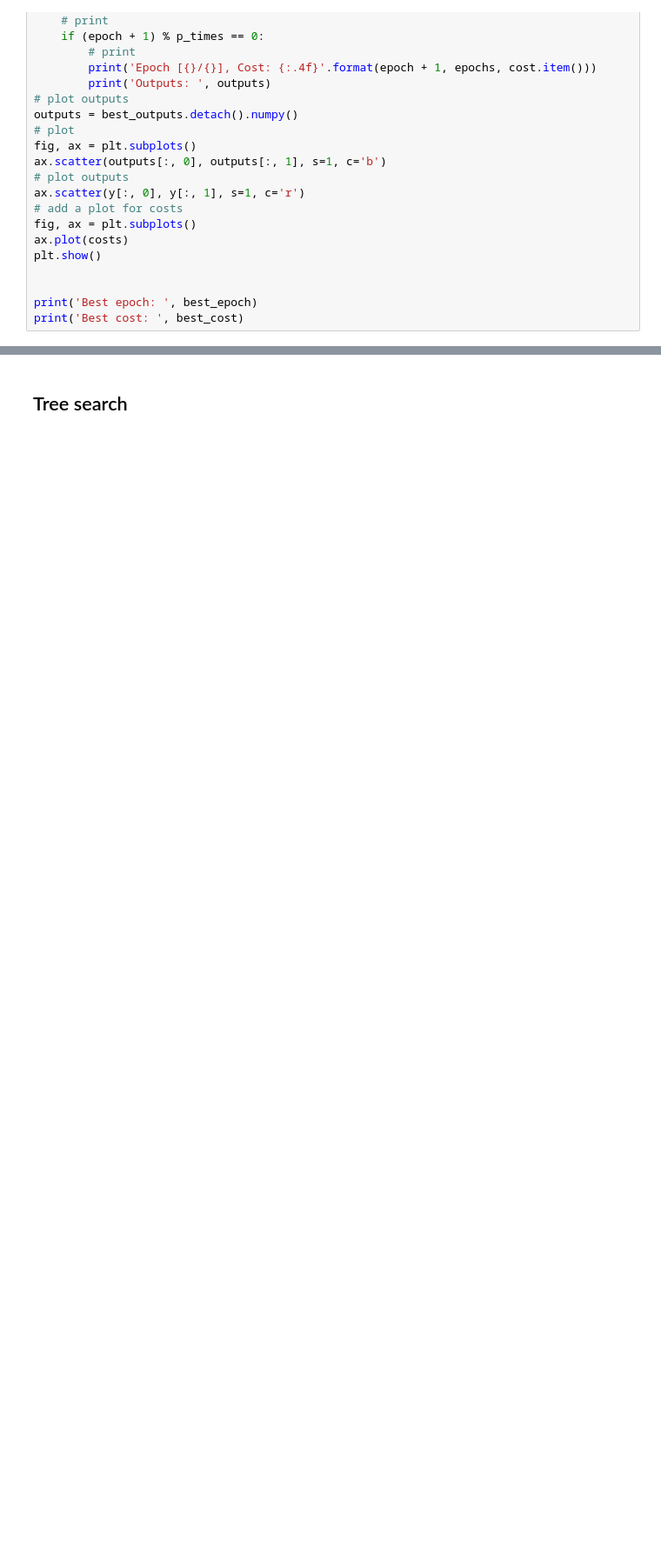
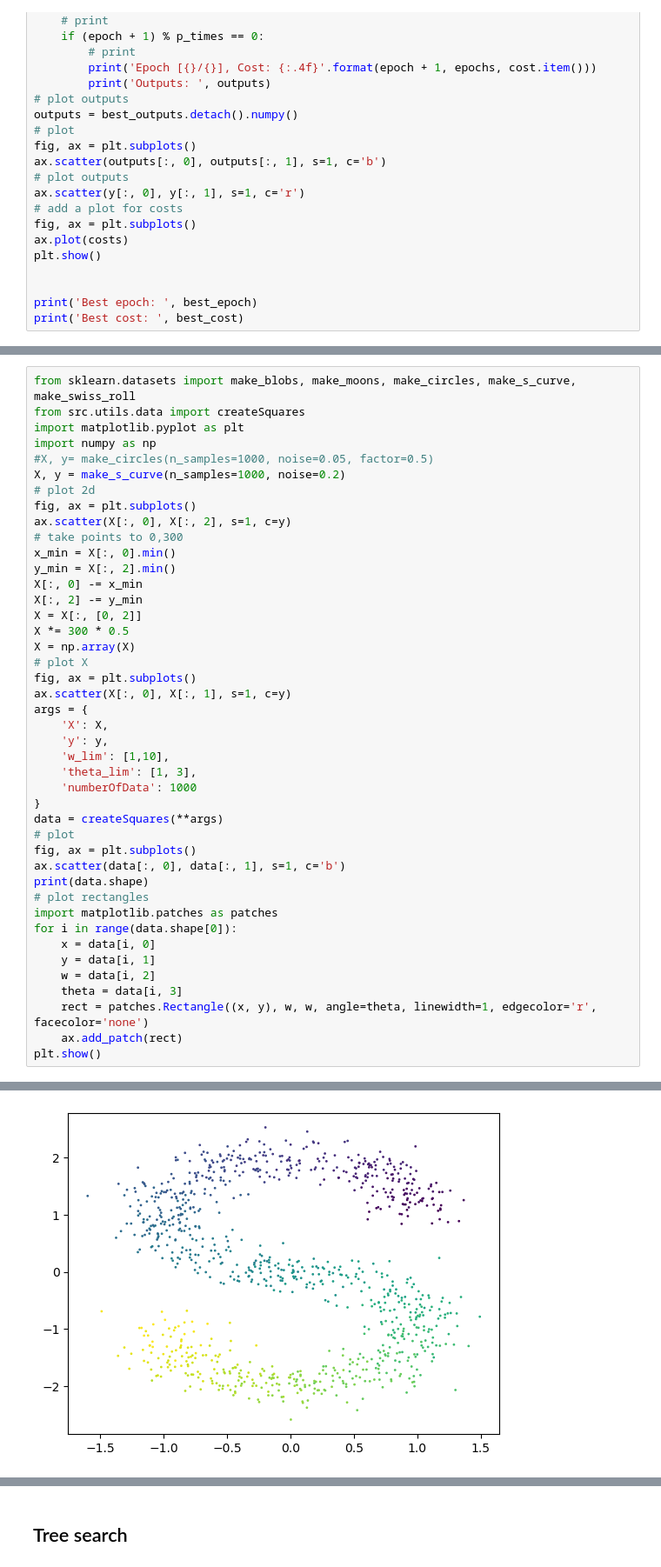
Before and after one commit to PRigas96/GeoCluster, a Jupyter notebook: class.ipynb, the cells around one changed output, grey strips where cells are left out. Shown at 87% size. Saved outputs shown, nothing was run; the diff lists cells and outputs as text; blank space fills up the shorter version.

Commit message:
structured data

```diff
--- a/class.ipynb
+++ b/class.ipynb
@@ -312,0 +189,44 @@ squares[:, 3] = np.deg2rad(squares[:, 3])
+# %%
+from sklearn.datasets import make_blobs, make_moons, make_circles, make_s_curve, make_swiss_roll
+from src.utils.data import createSquares
+import matplotlib.pyplot as plt
+import numpy as np
+#X, y= make_circles(n_samples=1000, noise=0.05, factor=0.5)
+X, y = make_s_curve(n_samples=1000, noise=0.2)
+# plot 2d
+fig, ax = plt.subplots()
+ax.scatter(X[:, 0], X[:, 2], s=1, c=y)
+# take points to 0,300
+x_min = X[:, 0].min()
+y_min = X[:, 2].min()
+X[:, 0] -= x_min
+X[:, 2] -= y_min
+X = X[:, [0, 2]]
+X *= 300 * 0.5
+X = np.array(X)
+# plot X
+fig, ax = plt.subplots()
+ax.scatter(X[:, 0], X[:, 1], s=1, c=y)
+args = {
+    'X': X,
+    'y': y,
+    'w_lim': [1,10],
+    'theta_lim': [1, 3],
+    'numberOfData': 1000
+}
+data = createSquares(**args)
+# plot
+fig, ax = plt.subplots()
+ax.scatter(data[:, 0], data[:, 1], s=1, c='b')
+print(data.shape)
+# plot rectangles
+import matplotlib.patches as patches
+for i in range(data.shape[0]):
+    x = data[i, 0]
+    y = data[i, 1]
+    w = data[i, 2]
+    theta = data[i, 3]
+    rect = patches.Rectangle((x, y), w, w, angle=theta, linewidth=1, edgecolor='r', facecolor='none')
+    ax.add_patch(rect)
+plt.show()
+# %% [output]
@@ -312,0 +234 @@ squares[:, 3] = np.deg2rad(squares[:, 3])
+[figure, added]
```
Also changed, not shown: parts of 12 cells of this notebook, 1 other file.
